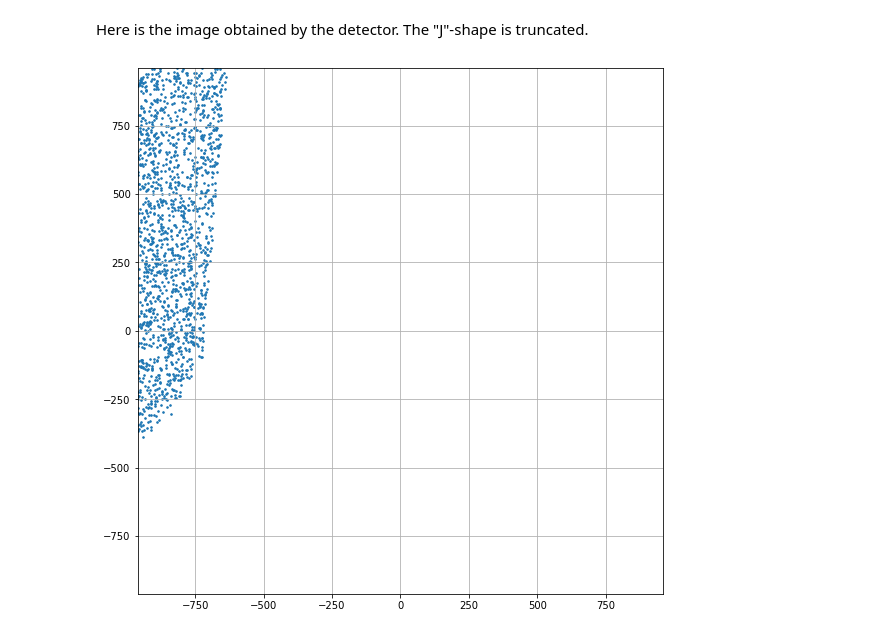
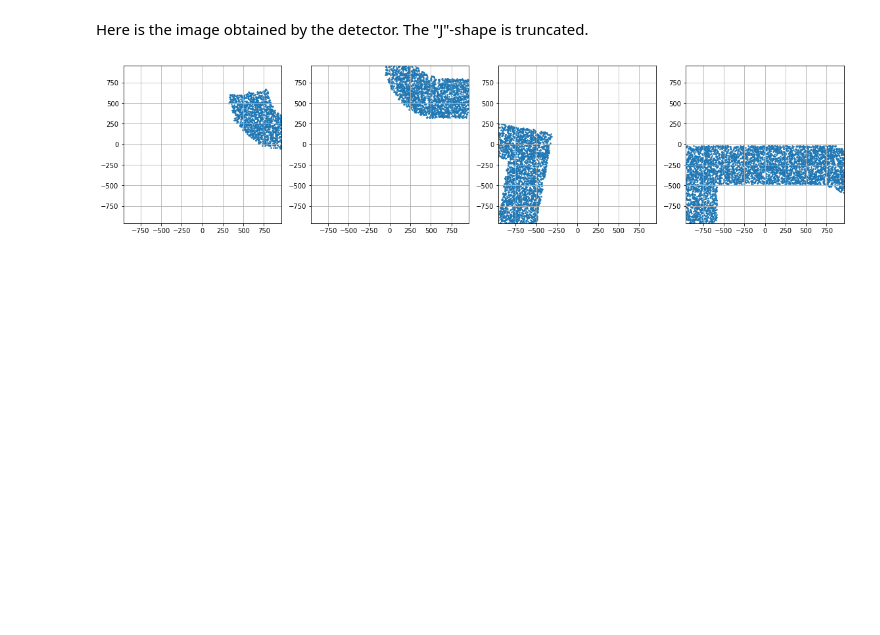
Before and after one commit to JASMINE-Mission/jasmine_warpfield, a Jupyter notebook: notebook/tutorial_06_various_detector_layout.ipynb, the cells around one changed output. Cells and saved outputs as stored; diff of their text form; code cells hidden in the pictures; blank space fills up the shorter version.

```diff
--- a/notebook/tutorial_06_various_detector_layout.ipynb
+++ b/notebook/tutorial_06_various_detector_layout.ipynb
@@ -64,7 +64,7 @@ Next case. The detector is installed with an unwanted rotation of 5.0 deg. To ro
 
 Note that the available region (gray) is not rotated likewise since the region is fixed to the telescope optics. The sections that spread out of the available region are dead zones; no source appears in the sections.
 # %%
-jasmine.detectors[0].position_angle = Angle(5.0, unit='degree')
+jasmine.detectors[2].position_angle = Angle(10.0, unit='degree')
 
 fig,ax = plt.subplots(figsize=(8,8))
 jasmine.display_focal_plane(ax, src)
@@ -79,13 +79,13 @@ pos = jasmine.observe(table)
 # %% [markdown]
 This time, the detector is not aligned to the focal plane axis. The "J"-shape is rotated in the detector coordinate.
 # %%
-fig = plt.figure(figsize=(8,8))
-ax = fig.add_subplot()
-ax.set_aspect(1.0)
-ax.scatter(pos[0]['nx'],pos[0]['ny'],10,marker='.')
-ax.set_xlim(jasmine.detectors[0].xrange)
-ax.set_ylim(jasmine.detectors[0].yrange)
-ax.grid()
+fig, axes = plt.subplots(1, 4, figsize=(16,4))
+for n, ax in enumerate(axes.flat):
+    ax.set_aspect(1.0)
+    ax.scatter(pos[n]['nx'],pos[n]['ny'],10,marker='.')
+    ax.set_xlim(jasmine.detectors[n].xrange)
+    ax.set_ylim(jasmine.detectors[n].yrange)
+    ax.grid()
 fig.tight_layout()
 plt.show()
 # %% [output]
@@ -93,8 +93,8 @@ plt.show()
 # %% [markdown]
 One more example is presented. We find that the detector center is shifted by (15 mm, 5 mm) on the focal plane. Use the `offset_dx` and `offset_dy` attributes to shift the detector. Use the `display_focal_plane` function to see where is the detector. This time, the "J"-shape is not entirely captured by the field-of-view.
 # %%
-jasmine.detectors[0].offset_dx = 15000*u.um
-jasmine.detectors[0].offset_dy = -5000*u.um
+jasmine.detectors[3].offset_dx = 8000*u.um
+jasmine.detectors[3].offset_dy = 2000*u.um
 
 fig,ax = plt.subplots(figsize=(8,8))
 jasmine.display_focal_plane(ax, src)
@@ -109,14 +109,14 @@ pos = jasmine.observe(table)
 # %% [markdown]
 Here is the image obtained by the detector. The "J"-shape is truncated.
 # %%
-fig = plt.figure(figsize=(8,8))
-ax = fig.add_subplot()
-ax.set_aspect(1.0)
-ax.scatter(pos[0]['nx'],pos[0]['ny'],10,marker='.')
-ax.set_xlim(jasmine.detectors[0].xrange)
-ax.set_ylim(jasmine.detectors[0].yrange)
-ax.grid()
+fig, axes = plt.subplots(1, 4, figsize=(16,4))
+for n, ax in enumerate(axes.flat):
+    ax.set_aspect(1.0)
+    ax.scatter(pos[n]['nx'],pos[n]['ny'],10,marker='.')
+    ax.set_xlim(jasmine.detectors[n].xrange)
+    ax.set_ylim(jasmine.detectors[n].yrange)
+    ax.grid()
 fig.tight_layout()
 plt.show()
 # %% [output]
-[figure, old version]
+[figure, new version]
```
Also changed, not shown: parts of 5 cells of this notebook, 1 other file.
